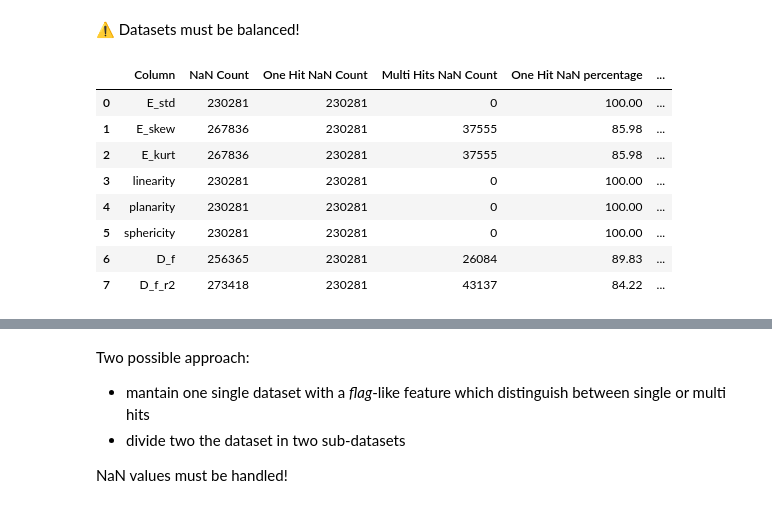
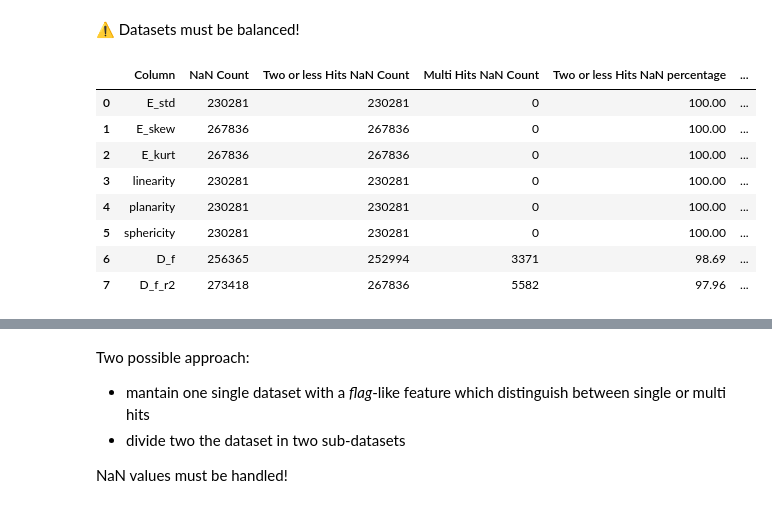
Before and after one commit to Torna99/INAF-Internship, a Jupyter notebook: notebooks/FeatureEngineering_DataCleaning.ipynb, the cells around one changed output, grey strips where cells are left out. Drawn from its saved outputs; the diff is of its cells as text; code cells hidden in the pictures.

```diff
--- a/notebooks/FeatureEngineering_DataCleaning.ipynb
+++ b/notebooks/FeatureEngineering_DataCleaning.ipynb
@@ -101,7 +178,11 @@ nan_counts = ds.isna().sum()
 nan_counts = nan_counts[nan_counts > 0]
 
 nan_perc_df = pd.DataFrame(
-    {"Column": nan_counts.index, "Total NaN": nan_counts.values, "Percentage": (nan_counts.values / ds.shape[0] * 100).round(2)}
+    {
+        "Column": nan_counts.index,
+        "Total NaN": nan_counts.values,
+        "Percentage": (nan_counts.values / ds.shape[0] * 100).round(2)
+    }
 ).sort_values(by="Percentage", ascending=False).reset_index(drop=True)
 
 nan_perc_df
@@ -132,19 +242,23 @@ Most of NaN are due to the low quantity of hits per event. Let's visualize the c
 # %%
 one_hit = ds[ds["hits_sum"] == 1]
-multi_hits = ds[ds["hits_sum"] > 1]
+less2_hit = ds[ds["hits_sum"] <= 2]
+multi_hit = ds[ds["hits_sum"] > 2]
 
-print(f"Number of events with one hit: {one_hit.shape[0]} ({one_hit.shape[0]/ds.shape[0]*100:.2f}%)")
-print(f"Number of events with multiple hits: {multi_hits.shape[0]} ({multi_hits.shape[0]/ds.shape[0]*100:.2f}%)")
+print(f"Number of events with 1 hit: {one_hit.shape[0]} ({one_hit.shape[0]/ds.shape[0]*100:.2f}%)")
+print(f"Number of events with 2 or less hit: {less2_hit.shape[0]} ({less2_hit.shape[0]/ds.shape[0]*100:.2f}%)")
+print(f"Number of events with multiple hits: {multi_hit.shape[0]} ({multi_hit.shape[0]/ds.shape[0]*100:.2f}%)")
 
 bg = ds["particle_type"].unique()
-one_hit_counts = [one_hit[one_hit["particle_type"] == b].shape[0] for b in bg]
-one_hit_percentages = [one_hit[one_hit["particle_type"] == b].shape[0]/ds[ds["particle_type"] == b].shape[0]*100 for b in bg]
+less2_hit_counts = [less2_hit[less2_hit["particle_type"] == b].shape[0] for b in bg]
+less2_hit_percentages = [less2_hit[less2_hit["particle_type"] == b].shape[0]/ds[ds["particle_type"] == b].shape[0]*100 for b in bg]
 pd.DataFrame(
     {
         "Background": bg,
-        "One Hit count": [f"{one_hit_counts[i]} / {ds[ds['particle_type'] == bg[i]].shape[0]}" for i in range(len(bg))],
+        "One Hit count": [f"{one_hit[one_hit['particle_type'] == b].shape[0]} / {ds[ds['particle_type'] == b].shape[0]}" for b in bg],
+        "One Hit percentage": np.round([one_hit[one_hit['particle_type'] == b].shape[0]/ds[ds['particle_type'] == b].shape[0]*100 for b in bg], 2),
+        "Two or less Hits count": [f"{less2_hit_counts[i]} / {ds[ds['particle_type'] == bg[i]].shape[0]}" for i in range(len(bg))],
         #"One Hit count": f"{one_hit_counts} / {ds[ds["particle_type"] == bg].shape[0]}",
-        "One Hit percentage": np.round(one_hit_percentages, 2),
+        "Two or less Hits percentage": np.round(less2_hit_percentages, 2),
     }
 )
 # %% [output]
@@ -167,34 +282,34 @@ Number of events with multiple hits: 93776 (28.94%)
 # %%
 nan_counts = ds.isna().sum()
 nan_counts = nan_counts[nan_counts > 0]
 
 columns_with_nan = nan_counts.index
 
-one_hit_nan_counts = one_hit[columns_with_nan].isna().sum()
-multi_hits_nan_counts = multi_hits[columns_with_nan].isna().sum()
-one_hit_nan_counts_percent = np.round(one_hit[columns_with_nan].isna().sum() / nan_counts[columns_with_nan] * 100, 2)
-multi_hits_nan_counts_percent = np.round(multi_hits[columns_with_nan].isna().sum() / nan_counts[columns_with_nan] * 100, 2)
+less2_hit_nan_counts = less2_hit[columns_with_nan].isna().sum()
+multi_hit_nan_counts = multi_hit[columns_with_nan].isna().sum()
+less2_hit_nan_counts_percent = np.round(less2_hit[columns_with_nan].isna().sum() / nan_counts[columns_with_nan] * 100, 2)
+multi_hit_nan_counts_percent = np.round(multi_hit[columns_with_nan].isna().sum() / nan_counts[columns_with_nan] * 100, 2)
 
 nan_report = pd.DataFrame({
     "NaN Count": nan_counts,
-    "One Hit NaN Count": one_hit_nan_counts,
-    "Multi Hits NaN Count": multi_hits_nan_counts,
-    "One Hit NaN percentage": one_hit_nan_counts_percent,
-    "Multi Hits NaN percentage": multi_hits_nan_counts_percent
+    "Two or less Hits NaN Count": less2_hit_nan_counts,
+    "Multi Hits NaN Count": multi_hit_nan_counts,
+    "Two or less Hits NaN percentage": less2_hit_nan_counts_percent,
+    "Multi Hits NaN percentage": multi_hit_nan_counts_percent
 })
 
 nan_report.index.name = "Column"
 nan_report.reset_index()
 # %% [output]
-|  | Column | NaN Count | One Hit NaN Count | Multi Hits NaN Count | One Hit NaN percentage | ... |
+|  | Column | NaN Count | Two or less Hits NaN Count | Multi Hits NaN Count | Two or less Hits NaN percentage | ... |
 | 0 | E_std | 230281 | 230281 | 0 | 100.00 | ... |
-| 1 | E_skew | 267836 | 230281 | 37555 | 85.98 | ... |
-| 2 | E_kurt | 267836 | 230281 | 37555 | 85.98 | ... |
+| 1 | E_skew | 267836 | 267836 | 0 | 100.00 | ... |
+| 2 | E_kurt | 267836 | 267836 | 0 | 100.00 | ... |
 | 3 | linearity | 230281 | 230281 | 0 | 100.00 | ... |
 | 4 | planarity | 230281 | 230281 | 0 | 100.00 | ... |
 | 5 | sphericity | 230281 | 230281 | 0 | 100.00 | ... |
-| 6 | D_f | 256365 | 230281 | 26084 | 89.83 | ... |
-| 7 | D_f_r2 | 273418 | 230281 | 43137 | 84.22 | ... |
+| 6 | D_f | 256365 | 252994 | 3371 | 98.69 | ... |
+| 7 | D_f_r2 | 273418 | 267836 | 5582 | 97.96 | ... |
 # %% [markdown]
 The geometrical features and some energy features are obviously correlated with the number of hits: to define some of these features, at least 2 hits are required (e.g., standard deviation). In particular:
 - E_std needs at least 2 hits,
```
Also changed, not shown: parts of 36 cells of this notebook, 2 other files.
